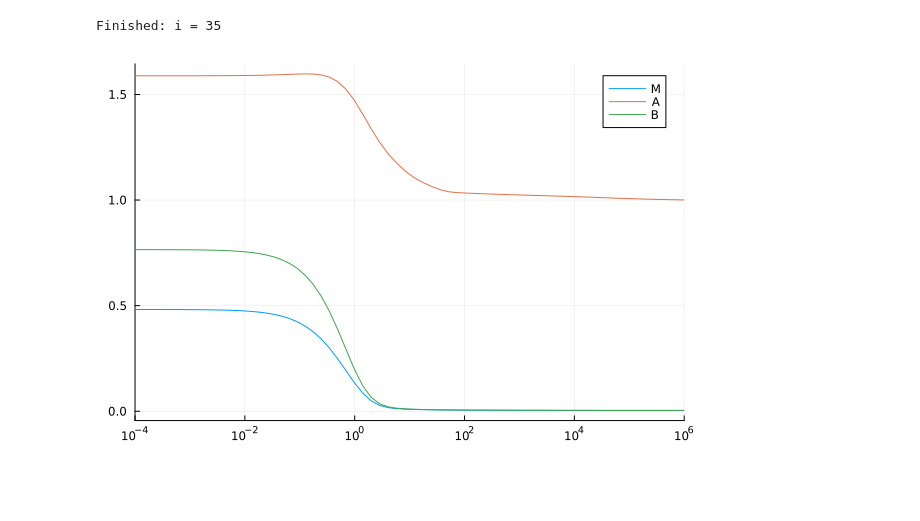
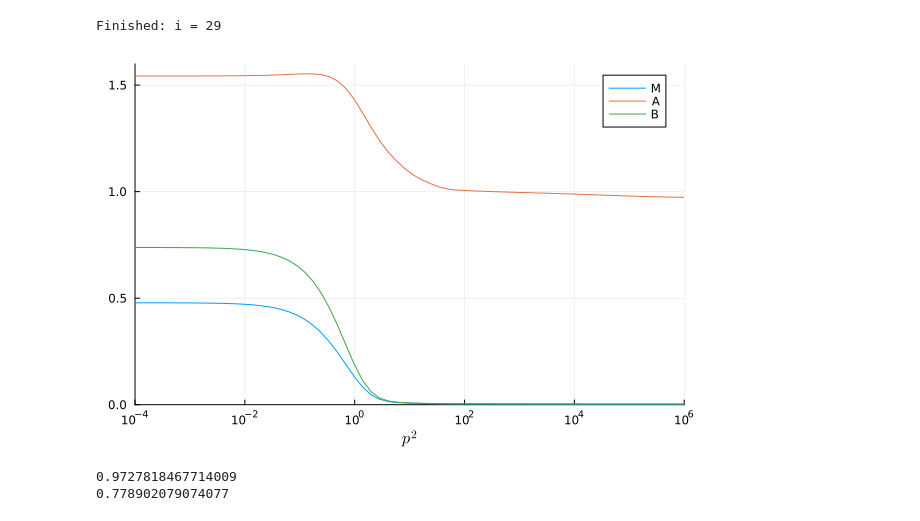
Before and after one commit to GestoerterOszillator/Maris-Tandy, a Jupyter notebook: Maris-Tandy.ipynb, the cells around one changed output. Saved outputs shown, nothing was run; the diff lists cells and outputs as text; code cells hidden in the pictures; blank space fills up the shorter version.

```diff
--- a/Maris-Tandy.ipynb
+++ b/Maris-Tandy.ipynb
@@ -7,4 +8,5 @@ using FastGaussQuadrature
 # %%
+# Constants
 Nf = 4.0
 m = 0.0037
 w = 0.4
@@ -14,5 +16,20 @@ epsilon2 = 1e-4
 Lambda_PV = 2e2
 Lambda_QCD = 0.234
 gamma_m = 0.48 # 12/(33 - 2 * Nf) = 0.48
-mu = 19.0;
+mu = 19.0
+Z_2 = 1
+Z_4m = m
+
+# Integration Grids
+x, w_x = gausslegendre(100)
+z, w_z = gausschebyshevu(20) # Chebyshev second kind
+t = 0.5 * (log(Lambda2) - log(epsilon2)) * x .+ 0.5 * (log(Lambda2) + log(epsilon2))
+w_t = 0.5 * (log(Lambda2) - log(epsilon2)) * w_x
+
+# Initial Vectors
+A = 1.6 * ones(length(t))
+B = (m + 1e-3) * ones(length(t))
+
+# Index next to p^2 = mu^2
+mu_i = argmin(abs.(t .- 2*log(mu)));
 # %%
@@ -67,17 +80,27 @@ function update(A, B)
 end;
 # %%
-for i in 1:50
-    AA, BB, maxerr = update(AA, BB)
-    if maxerr < 1e-6
+# Iteration Loop
+for i in 1:100
+    A, B, Z_2, Z_4m, max_error = update(A, B, Z_2, Z_4m)
+    if max_error < 1e-5
         println("Finished: i = ", i)
         break
     end
+    if i == 100
+        println("Failed: max_error = ", max_error)
+    end
 end
 # %% [output]
-Finished: i = 35
+Finished: i = 29
 # %%
-plot(exp.(t), BB./AA, xaxis=:log10, xlims = (epsilon2, Lambda2), label = "M")
-plot!(exp.(t), AA, xaxis=:log10, xlims = (epsilon2, Lambda2), label = "A")
-plot!(exp.(t), BB, xaxis=:log10, xlims = (epsilon2, Lambda2), label = "B")
+# Plots
+plot(exp.(t), B./A, xaxis=:log10, xlims = (epsilon2, Lambda2), ylims = (0, 1.6), label = "M", xlabel = L"p^2")
+plot!(exp.(t), A, label = "A")
+plot!(exp.(t), B, label = "B")
 # %% [output]
-[figure, old version]
+[figure, new version]
+# %%
+println(Z_2); println(Z_4m/(m*Z_2))
+# %% [output]
+0.9727818467714009
+0.778902079074077
```
Also changed, not shown: parts of 6 cells of this notebook.
